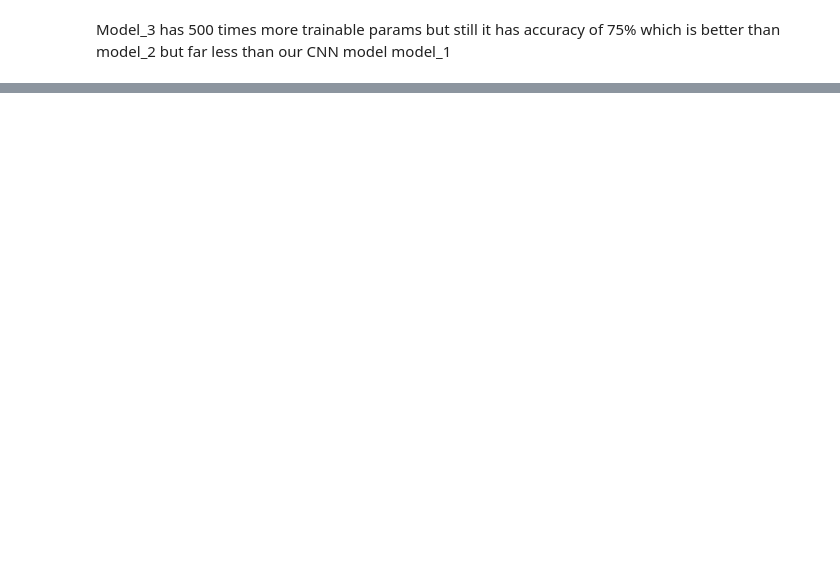
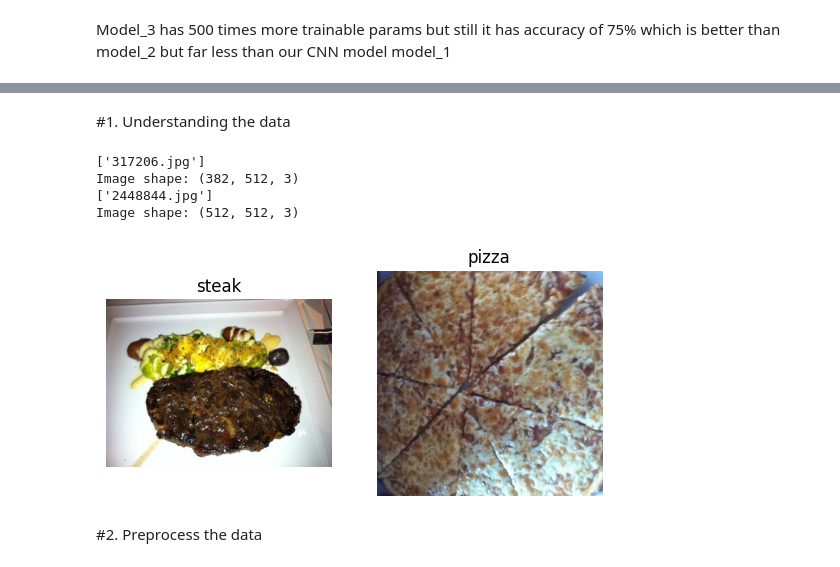
Before and after one commit to Vivek-Joshi17/CNN_neural_network, a Jupyter notebook: CNN_Basics.ipynb, the cells around one changed output, grey strips where cells are left out. Saved outputs shown, nothing was run; the diff lists cells and outputs as text; code cells hidden in the pictures; blank space fills up the shorter version.

```diff
--- a/CNN_Basics.ipynb
+++ b/CNN_Basics.ipynb
@@ -328,0 +337,17 @@ Model_3 has 500 times more trainable params but still it has accuracy of 75% whi
+# %% [markdown]
+#1. Understanding the data
+# %%
+### Understanding the data
+plt.figure()
+plt.subplot(1,2,1)
+steak_img = view_random_images("pizza_steak/train","steak")
+plt.subplot(1,2,2)
+steak_img = view_random_images("pizza_steak/train","pizza")
+# %% [output]
+['317206.jpg']
+Image shape: (382, 512, 3)
+['2448844.jpg']
+Image shape: (512, 512, 3)
+[figure, added]
+# %% [markdown]
+#2. Preprocess the data
```
Also changed, not shown: parts of 24 cells of this notebook.
